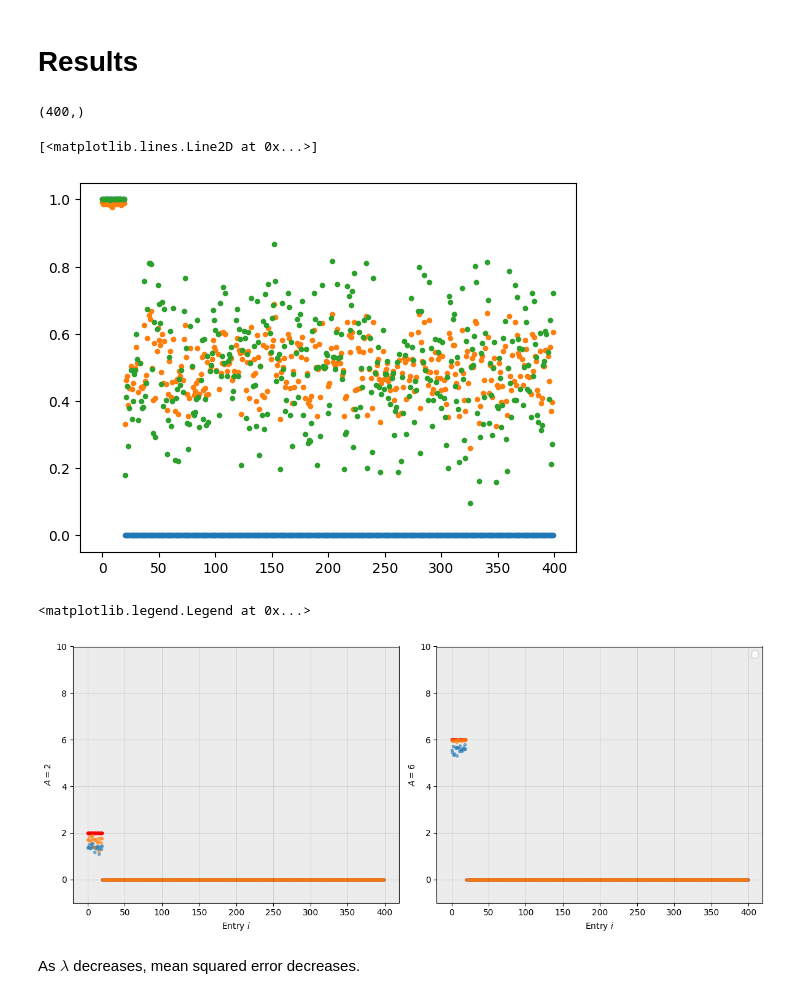
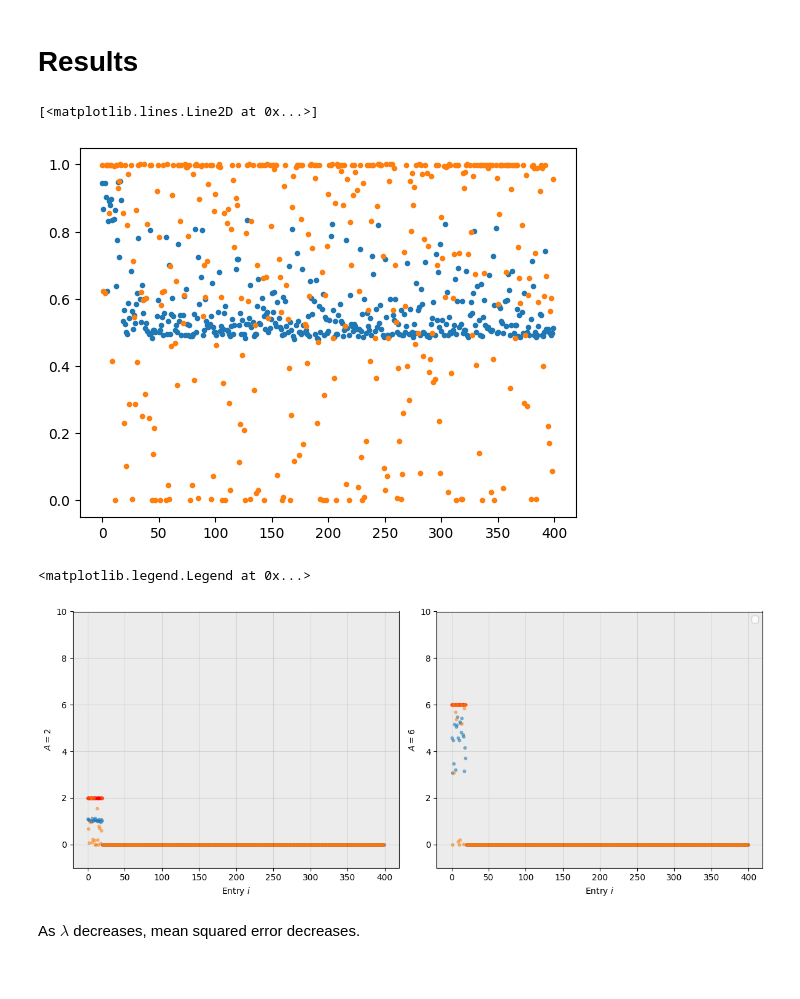
Before and after one commit to Grace0124/numpyro, a Jupyter notebook: concrete_dist.ipynb, the cells around one changed output. Drawn from its saved outputs; the diff is of its cells as text; code cells hidden in the pictures.

Commit message:
Repeated concrete dist experiments with different alphas, concluded alpha = 1 works fine on unknown data

```diff
--- a/concrete_dist.ipynb
+++ b/concrete_dist.ipynb
@@ -31,7 +31,7 @@ $$y_i \sim \beta_i + \epsilon_i$$
 $$\epsilon_i \sim N(0, \sigma^2), \;\; i = 1, ..., 400$$
 Similarly to Piironen's toy example, We generate $100$ data realizations. Our true parameter vector $\beta^*$ has length $D=400$ and $p^*=20$ non-zero entries with some value $A \in$ $\{1, 2, ..., 10\}$. The total number of observations per realization is $n=400$.
 # %%
-def generate_data(dim, pstar, A, sigma, nrep):
+def generate_data(A, sigma):
   """
   Generate synthetic data.
 
@@ -42,7 +42,12 @@ def generate_data(dim, pstar, A, sigma, nrep):
     real sigma: Standard deviation of the noise
     nrep: The number of replications
   """
-  data = np.zeros((nrep, dim))       # Initialise
-  data[:, :pstar] += A               # Add signal
-  data += np.random.normal(0, sigma, size=(nrep, dim))  # Add noise
-  return data
+  X = np.random.normal(size=(N, D)) # NxD
+  beta_star = np.zeros([D]) # Initialise
+  beta_star[:pstar] += A   # Add signal
+  Y = jnp.dot(X, beta_star)
+  print(Y.shape)
+  Y += np.random.normal(0, sigma, size=N)  # Add noise
+  return X, Y
+
+generate_data(3,1)
@@ -89,26 +124,24 @@ def run_mcmc(model, prng_key, **kwargs):
     mcmc.run(prng_key, **kwargs)
     return mcmc
 # %%
-def concrete(all_data, dim, pstar, lam):
+def concrete(all_data, lam):
     beta_samples = {}
     kappa_samples = []
     mean_sq_errors = [0]*11
 
-    for A, y in all_data.items():
+    for A, data in all_data.items():
+        X, Y = data
 
-        beta_star = np.zeros(dim)
+        beta_star = np.zeros(D)
         beta_star[:pstar] += A
 
-        # print(np.exp(y).shape)
-        # print(np.ones(shape=y).shape)
-
-        alphas = jnp.exp(y)
-        mcmc = run_mcmc(model, prng_key, alphas = alphas, lam = lam)
+        alphas = jnp.ones(D)
+        mcmc = run_mcmc(model, prng_key, alphas = alphas, lam = lam, X=X, Y=Y)
 
         samples = mcmc.get_samples()
 
         mean_gammas = samples['gammas'].mean(axis=0) # mean across all samples in one mcmc run
-        mean_gammas = mean_gammas.mean(axis=0) # mean across all repetitions
+        # mean_gammas = mean_gammas.mean(axis=0) # mean across all repetitions
 
         estimated_betas = mean_gammas * beta_star
         beta_samples[A] = estimated_betas
@@ -132,12 +165,12 @@ all_data = {}
 A_values = [1, 2, 3, 4, 5, 6, 7, 8, 9, 10]
 smaller_A_values = [4, 6]
 for A in A_values:
-    all_data[A] = generate_data(dim=D, pstar=p_star, A=A, sigma=1, nrep=n_realizations)
+    all_data[A] = generate_data(A=A, sigma=1)
 
 lams = [2, 1, 1/2, 1/100]
 
 for lam in lams:
-    mean_sq_errors, kappas, mean_gammas_lam, beta_samples, samples, mcmc = concrete(all_data, dim=D, pstar=p_star, lam=lam)
+    mean_sq_errors, kappas, mean_gammas_lam, beta_samples, samples, mcmc = concrete(all_data, lam=lam)
 
     all_mse_values[lam] = []
     all_mse_values[lam].append(mean_sq_errors)
@@ -180,24 +224,14 @@ Number of divergences: 0
 # %% [markdown]
 <h1> Results </h1>
-# %%
-mean_gammas[2].shape
-# %% [output]
-(400,)
 # %%
-# fig, ax = plt.subplots(1, 2, figsize=(12, 5), layout="tight")
-
-true_gamma = np.zeros(n)
-true_gamma[:p_star] = 1
-
-plt.plot(range(D), true_gamma, '.')
 plt.plot(range(D), mean_gammas[2], '.')
 plt.plot(range(D), mean_gammas[1/100], '.')
 
 # for lam in [2, 1/100]:
 #     ax.scatter(range(D), mean_gammas[lam], s=10, alpha = 0.5)
 # %% [output]
 [<matplotlib.lines.Line2D at 0x...>]
-[figure, old version]
+[figure, new version]
 # %%
 fig, (ax1, ax2) = plt.subplots(1, 2, figsize=(12, 5), layout="tight")
 for ax in [ax1, ax2]:
@@ -208,10 +242,10 @@ for ax in [ax1, ax2]:
 ax2.set_ylim([-1, 10])
 ax1.set_ylim([-1, 10])
 
-beta_star_6 = np.zeros(n)
-beta_star_6[:p_star] = 6
-beta_star_2 = np.zeros(n)
-beta_star_2[:p_star] = 2
+beta_star_6 = np.zeros(D)
+beta_star_6[:pstar] = 6
+beta_star_2 = np.zeros(D)
+beta_star_2[:pstar] = 2
 
 ax1.scatter(range(D), beta_star_2, color='red', s=10) # plot actual betas
 ax2.scatter(range(D), beta_star_6, color='red', s=10)
@@ -225,7 +259,7 @@ ax2.set(ylabel=r'$A=6$', xlabel=r'Entry $i$')
 plt.legend()
 # %% [output]
 <matplotlib.legend.Legend at 0x...>
-[figure, old version]
+[figure, new version]
 # %% [markdown]
 As $\lambda$ decreases, mean squared error decreases.
 # %%
```
Also changed, not shown: parts of 7 cells of this notebook, 1 other file.
